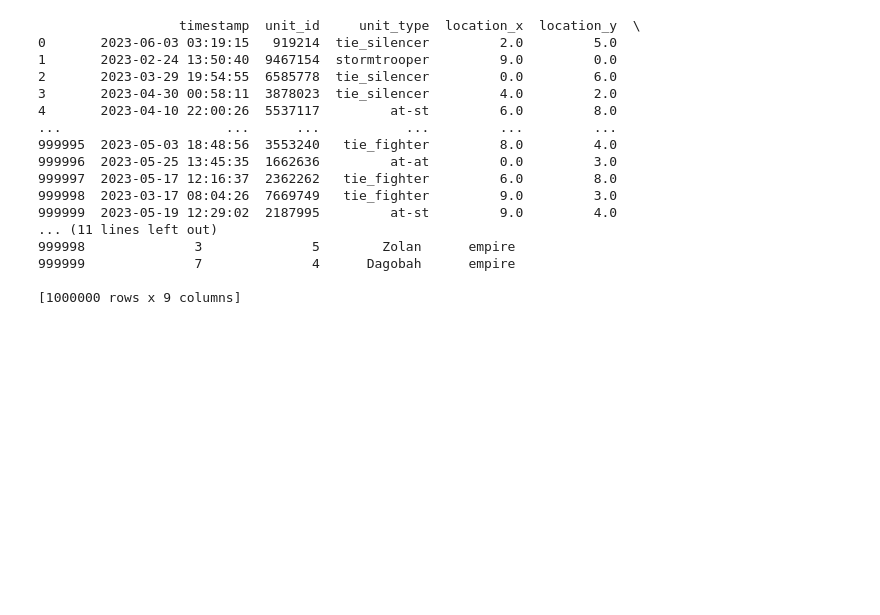
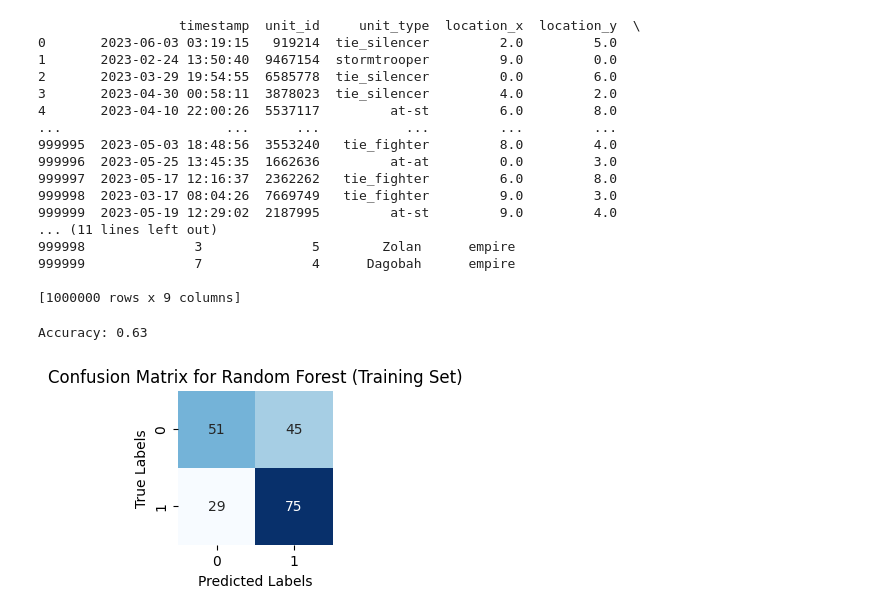
Before and after one commit to KINGTUT10101/EDPGuidedProject3, a Jupyter notebook: eval_model.ipynb, the cells around one changed output. Drawn from its saved outputs; the diff is of its cells as text; code cells hidden in the pictures; blank space fills up the shorter version.

Commit message:
Add initial model tuning and improve model eval

```diff
--- a/eval_model.ipynb
+++ b/eval_model.ipynb
@@ -39,3 +39,38 @@ print(dataset_post)
 999999              7              4      Dagobah      empire
 
 [1000000 rows x 9 columns]
+# %%
+from sklearn.model_selection import train_test_split
+
+trainset = pd.read_csv('troop_movements.csv')
+
+X = trainset.drop(columns=['empire_or_resistance'], axis=1)
+y = trainset['empire_or_resistance']
+
+X_train, X_test, y_train, y_test = train_test_split (X,y,test_size=0.2, random_state = 42)
+# %%
+from sklearn.metrics import accuracy_score
+
+y_pred = model.predict (X_test)
+
+accuracy = accuracy_score (y_test, y_pred)
+print ("Accuracy:", accuracy)
+# %% [output]
+Accuracy: 0.63
+# %%
+from sklearn.metrics import confusion_matrix
+import matplotlib.pyplot as plt
+import seaborn as sns
+
+# Creating the confusion matrix using the training set
+cm = confusion_matrix(y_test, y_pred)
+
+# Plotting the confusion matrix
+plt.figure(figsize=(2, 2))
+sns.heatmap(cm, annot=True, fmt='d', cmap='Blues', cbar=False)
+plt.title('Confusion Matrix for Random Forest (Training Set)')
+plt.xlabel('Predicted Labels')
+plt.ylabel('True Labels')
+plt.show()
+# %% [output]
+[figure, added]
```
Also changed, not shown: 1 other file.
